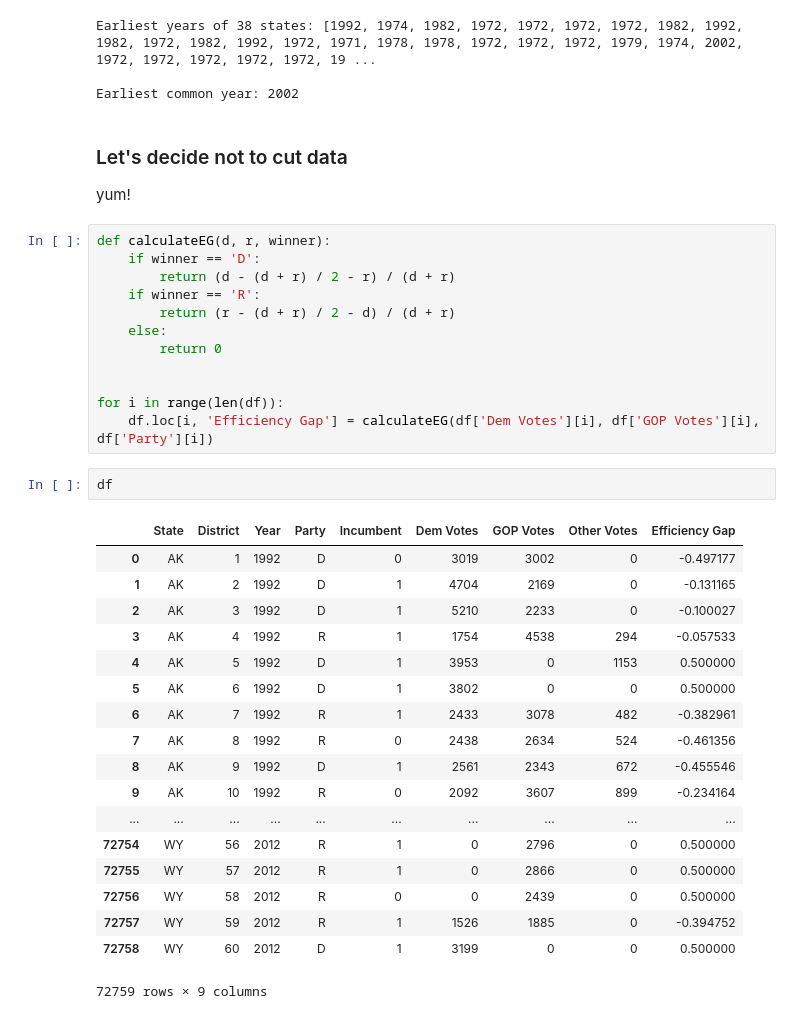
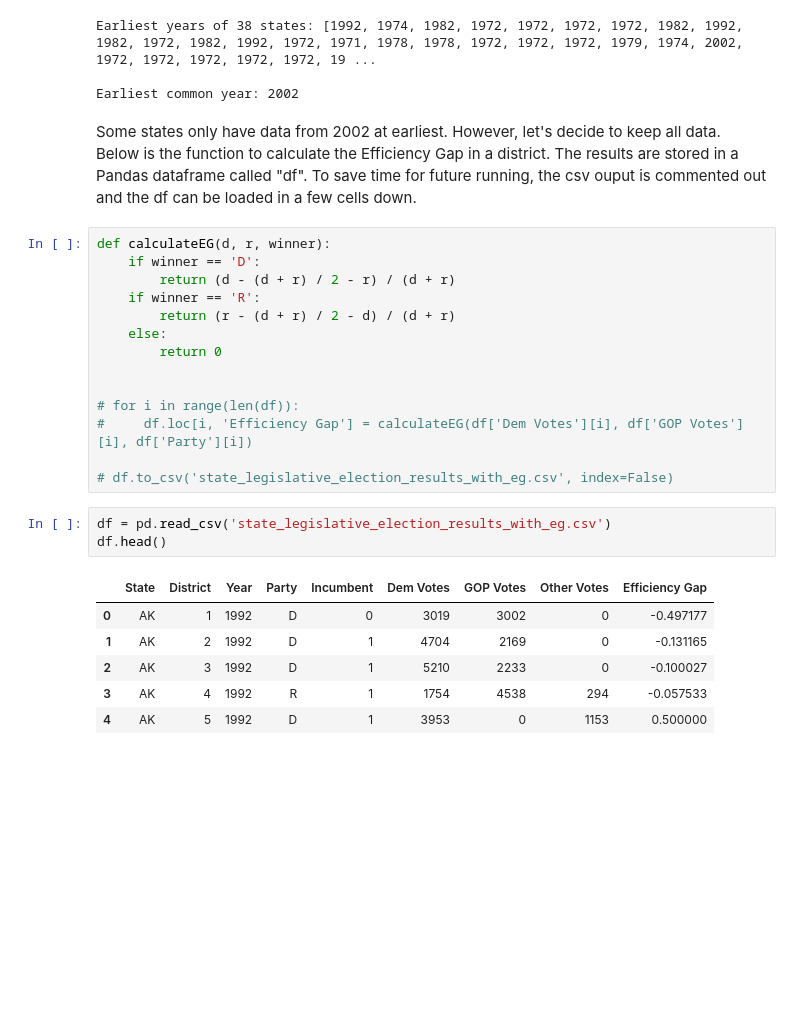
Before and after one commit to ksun0/EfficiencyGap, a Jupyter notebook: EfficiencyGap.ipynb, the cells around one changed output. Drawn from its saved outputs; the diff is of its cells as text; blank space fills up the shorter version.

```diff
--- a/EfficiencyGap.ipynb
+++ b/EfficiencyGap.ipynb
@@ -36,9 +49,8 @@ print('Earliest common year:', max(earliest_years))
 Earliest years of 38 states: [1992, 1974, 1982, 1972, 1972, 1972, 1972, 1982, 1992, 1982, 1972, 1982, 1992, 1972, 1971, 1978, 1978, 1972, 1972, 1972, 1979, 1974, 2002, 1972, 1972, 1972, 1972, 1972, 19 ...
 
 Earliest common year: 2002
-# %% [markdown]
-### Let's decide not to cut data
-yum!
+# %% [markdown]
+Some states only have data from 2002 at earliest. However, let's decide to keep all data. Below is the function to calculate the Efficiency Gap in a district. The results are stored in a Pandas dataframe called "df". To save time for future running, the csv ouput is commented out and the df can be loaded in a few cells down.
 # %%
 def calculateEG(d, r, winner):
     if winner == 'D':
@@ -49,26 +61,17 @@ def calculateEG(d, r, winner):
         return 0
 
 
-for i in range(len(df)):
-    df.loc[i, 'Efficiency Gap'] = calculateEG(df['Dem Votes'][i], df['GOP Votes'][i], df['Party'][i])
+# for i in range(len(df)):
+#     df.loc[i, 'Efficiency Gap'] = calculateEG(df['Dem Votes'][i], df['GOP Votes'][i], df['Party'][i])
+
+# df.to_csv('state_legislative_election_results_with_eg.csv', index=False)
-# %%
-df
-# %% [output]
-|  | State | District | Year | Party | Incumbent | Dem Votes | GOP Votes | Other Votes | Efficiency Gap |
-| 0 | AK | 1 | 1992 | D | 0 | 3019 | 3002 | 0 | -0.497177 |
-| 1 | AK | 2 | 1992 | D | 1 | 4704 | 2169 | 0 | -0.131165 |
-| 2 | AK | 3 | 1992 | D | 1 | 5210 | 2233 | 0 | -0.100027 |
-| 3 | AK | 4 | 1992 | R | 1 | 1754 | 4538 | 294 | -0.057533 |
-| 4 | AK | 5 | 1992 | D | 1 | 3953 | 0 | 1153 | 0.500000 |
-| 5 | AK | 6 | 1992 | D | 1 | 3802 | 0 | 0 | 0.500000 |
-| 6 | AK | 7 | 1992 | R | 1 | 2433 | 3078 | 482 | -0.382961 |
-| 7 | AK | 8 | 1992 | R | 0 | 2438 | 2634 | 524 | -0.461356 |
-| 8 | AK | 9 | 1992 | D | 1 | 2561 | 2343 | 672 | -0.455546 |
-| 9 | AK | 10 | 1992 | R | 0 | 2092 | 3607 | 899 | -0.234164 |
-| ... | ... | ... | ... | ... | ... | ... | ... | ... | ... |
-| 72754 | WY | 56 | 2012 | R | 1 | 0 | 2796 | 0 | 0.500000 |
-| 72755 | WY | 57 | 2012 | R | 1 | 0 | 2866 | 0 | 0.500000 |
-| 72756 | WY | 58 | 2012 | R | 0 | 0 | 2439 | 0 | 0.500000 |
-| 72757 | WY | 59 | 2012 | R | 1 | 1526 | 1885 | 0 | -0.394752 |
-| 72758 | WY | 60 | 2012 | D | 1 | 3199 | 0 | 0 | 0.500000 |
-72759 rows × 9 columns
+# %%
+df = pd.read_csv('state_legislative_election_results_with_eg.csv')
+df.head()
+# %% [output]
+|  | State | District | Year | Party | Incumbent | Dem Votes | GOP Votes | Other Votes | Efficiency Gap |
+| 0 | AK | 1 | 1992 | D | 0 | 3019 | 3002 | 0 | -0.497177 |
+| 1 | AK | 2 | 1992 | D | 1 | 4704 | 2169 | 0 | -0.131165 |
+| 2 | AK | 3 | 1992 | D | 1 | 5210 | 2233 | 0 | -0.100027 |
+| 3 | AK | 4 | 1992 | R | 1 | 1754 | 4538 | 294 | -0.057533 |
+| 4 | AK | 5 | 1992 | D | 1 | 3953 | 0 | 1153 | 0.500000 |
```
Also changed, not shown: parts of 13 cells of this notebook, 3 other files.
